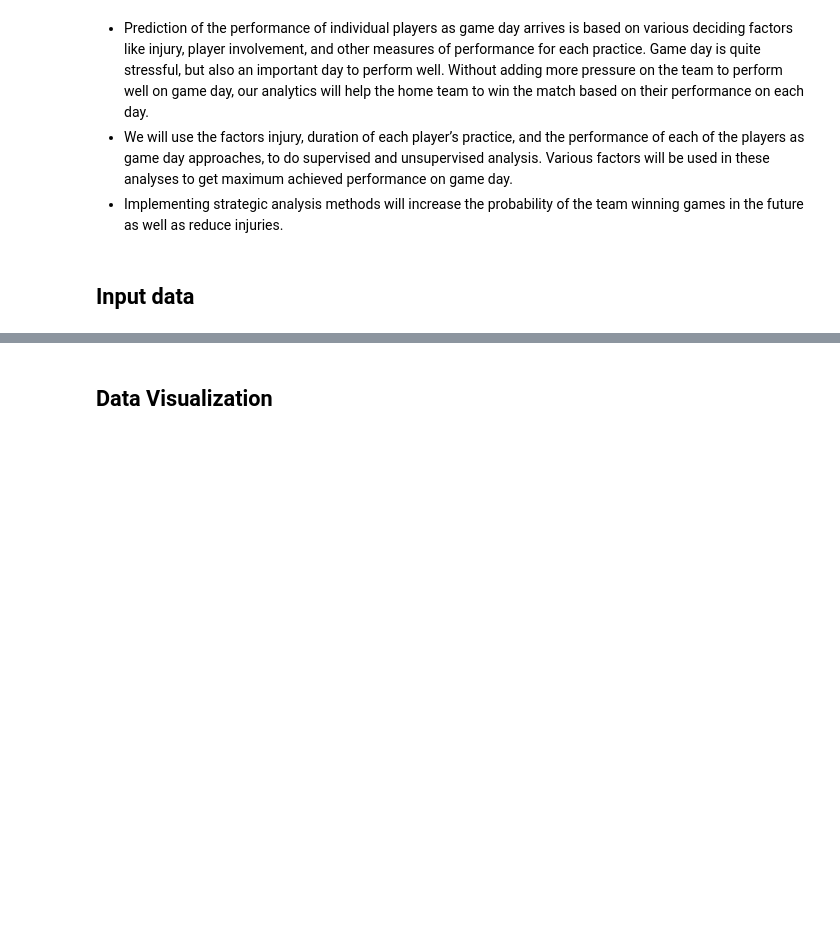
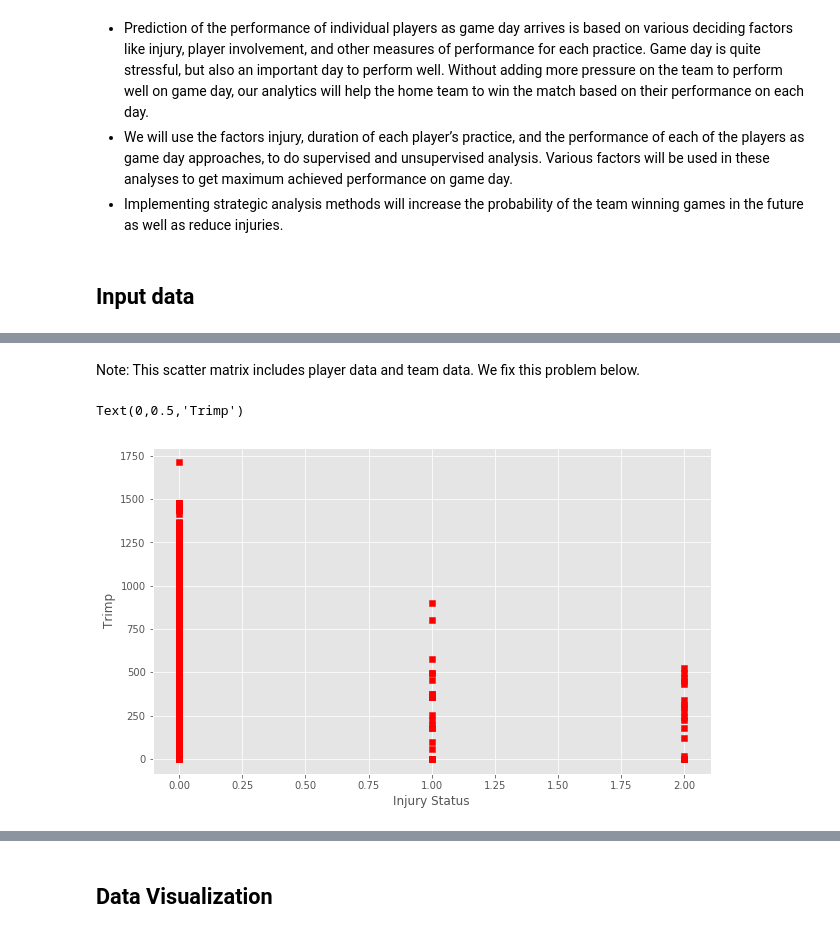
Before and after one commit to swetaravi/BasketBall-Analysis, a Jupyter notebook: Data Science Project_Basketball Analysis.ipynb, the cells around one changed output, grey strips where cells are left out. Cells and saved outputs as stored; diff of their text form; code cells hidden in the pictures; blank space fills up the shorter version.

```diff
--- a/Data Science Project_Basketball Analysis.ipynb
+++ b/Data Science Project_Basketball Analysis.ipynb
@@ -90,0 +195,2 @@ analysis_data
+# %% [markdown]
+Note: This scatter matrix includes player data and team data. We fix this problem below.
@@ -90,0 +199,10 @@ analysis_data
+# %%
+player_data = analysis_data[analysis_data.iloc[:, 0] != "TEAM"]
+# %%
+plt.scatter(x=player_data['InjuryStatus'],y=player_data['trimp'],c='r',marker='s')
+
+plt.xlabel('Injury Status')
+plt.ylabel('Trimp')
+# %% [output]
+Text(0,0.5,'Trimp')
+[figure, added]
```
Also changed, not shown: parts of 49 cells of this notebook.
